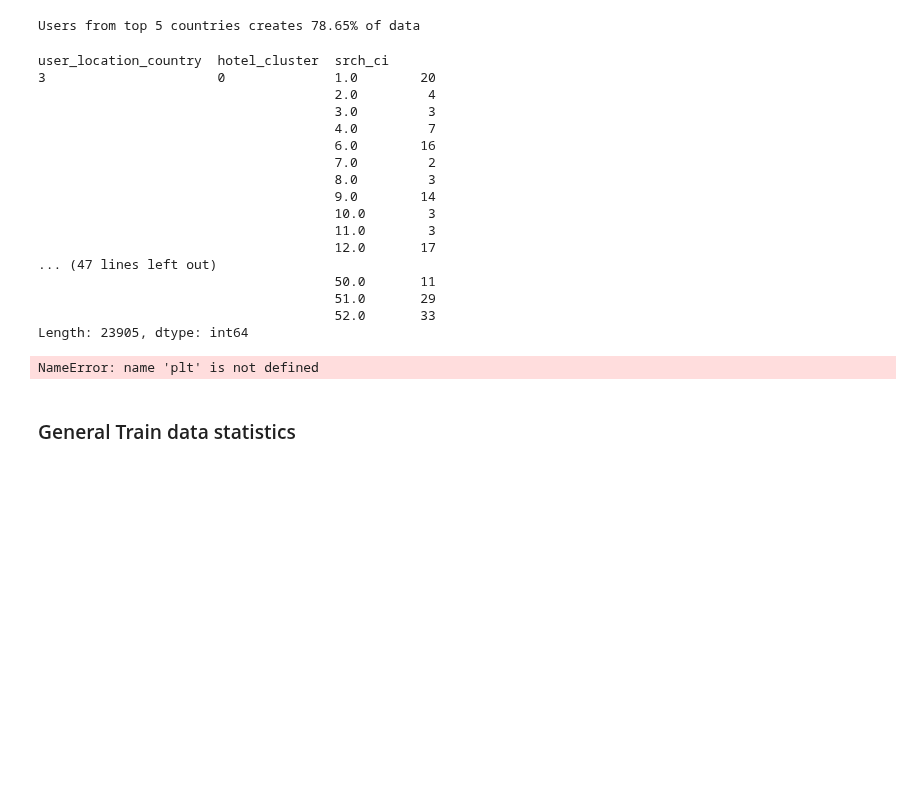
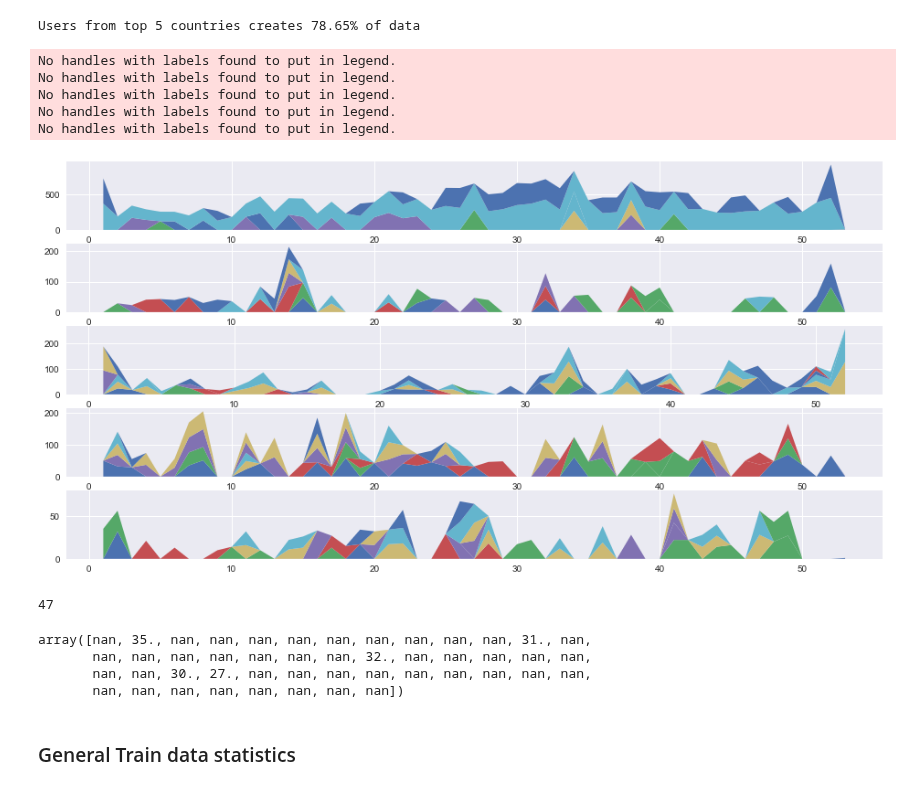
Before and after one commit to MateuszKonopelski/Kaggle, a Jupyter notebook: Project2_Expedia/Expedia_code.ipynb, the cells around one changed output. Saved outputs shown, nothing was run; the diff lists cells and outputs as text; code cells hidden in the pictures; blank space fills up the shorter version.

Commit message:
Expedia: user_location_country work in progress

```diff
--- a/Project2_Expedia/Expedia_code.ipynb
+++ b/Project2_Expedia/Expedia_code.ipynb
@@ -368,53 +368,53 @@ for chunk in chunker:
     top_countries = pd.concat([top_countries, temp], axis=0)
     top_countries = top_countries.groupby(level=0).sum()
 top5_countries = top_countries.sort_values(ascending=False).head(5)
-print('Users from top 5 countries creates {:.2f}% of data'.format(top5_countries.sum() / top_countries.sum() * 100))
+print('Users from top 5 countries create {:.2f}% of data'.format(top5_countries.sum() / top_countries.sum() * 100))
 top5_countries = top5_countries.index
 
-
-
-
 country_cluster_ci = pd.Series()
-chunker = pd.read_csv(dir + 'train.csv', nrows=1000000, chunksize=10000, usecols=('user_location_country', 'hotel_cluster', 'srch_ci'),
-                      dtype={'user_location_country': int, 'hotel_cluster': int, 'srch_ci': str})
+chunker = pd.read_csv(dir + 'train.csv', nrows=1000000, chunksize=10000, usecols=('user_location_country', 'srch_ci', 'hotel_cluster'),
+                      dtype={'user_location_country': int, 'srch_ci': str, 'hotel_cluster': int})
 for chunk in chunker:
-    temp = chunk.groupby(['user_location_country', 'hotel_cluster', pd.to_datetime(chunk.srch_ci).dt.week])['user_location_country'].count()
+    temp = chunk.groupby(['user_location_country', pd.to_datetime(chunk.srch_ci).dt.week, 'hotel_cluster'])['user_location_country'].count()
     temp = temp[temp.index.get_level_values('user_location_country').isin(top5_countries)]
     country_cluster_ci = pd.concat([country_cluster_ci, temp], axis=0)
     country_cluster_ci = country_cluster_ci.groupby(level=0).sum()
 
-country_cluster_ci.index = pd.MultiIndex.from_tuples(country_cluster_ci.index, names=('user_location_country', 'hotel_cluster', 'srch_ci'))
+country_cluster_ci.index = pd.MultiIndex.from_tuples(country_cluster_ci.index, names=('user_location_country', 'srch_ci', 'hotel_cluster'))
 # %% [output]
 Users from top 5 countries creates 78.65% of data
-# %%
-country_cluster_ci
-# %% [output]
-user_location_country  hotel_cluster  srch_ci
-3                      0              1.0        20
-                                      2.0         4
-                                      3.0         3
-                                      4.0         7
-                                      6.0        16
-                                      7.0         2
-                                      8.0         3
-                                      9.0        14
-                                      10.0        3
-                                      11.0        3
-                                      12.0       17
-... (47 lines left out)
-                                      50.0       11
-                                      51.0       29
-                                      52.0       33
-Length: 23905, dtype: int64
-# %%
-fig, ax = plt.subplots(5, 1)
-for i, country in enumerate(top5_countries):
-    pass
-    #country_cluster_ci[country_cluster_ci.index.get_level_values('user_location_country') == country].unstack(level=0).plot.bar(ax=ax[i])
-    ## .stackplot(ax=ax[0])
-country_cluster_ci.groupby(level='user_location_country').nlargest(5).reset_index(level=0, drop=True)
-# %% [output]
-NameError: name 'plt' is not defined
+# %%
+fig, ax = plt.subplots(5, 1, figsize=(16, 8))
+for i, country in enumerate(top5_countries):
+    temp = country_cluster_ci[country_cluster_ci.index.get_level_values('user_location_country') == country]
+    temp.index = temp.index.droplevel(level=0)
+    temp = temp.groupby(level='srch_ci').nlargest(5).reset_index(level=0, drop=True).unstack(level=1)
+    temp.fillna(0, inplace=True)
+    x = temp.index
+    y = temp.as_matrix().T
+    #del temp
+    ax[i].stackplot(x, y[0], y[1], y[2], y[3], y[4], y[4], y[5], y[6], y[7], y[8], y[8], y[9], y[10])
+    #ax[i].bar(x, y)
+    ax[i].legend().set_visible(False)
+#del temp
+# %% [output]
+No handles with labels found to put in legend.
+No handles with labels found to put in legend.
+No handles with labels found to put in legend.
+No handles with labels found to put in legend.
+No handles with labels found to put in legend.
+[figure, added]
+# %%
+len(temp.columns)
+# %% [output]
+47
+# %%
+y[0].T
+# %% [output]
+array([nan, 35., nan, nan, nan, nan, nan, nan, nan, nan, nan, 31., nan,
+       nan, nan, nan, nan, nan, nan, nan, 32., nan, nan, nan, nan, nan,
+       nan, nan, 30., 27., nan, nan, nan, nan, nan, nan, nan, nan, nan,
+       nan, nan, nan, nan, nan, nan, nan, nan])
 # %% [markdown]
 ### General Train data statistics
 # %% [markdown]
```
